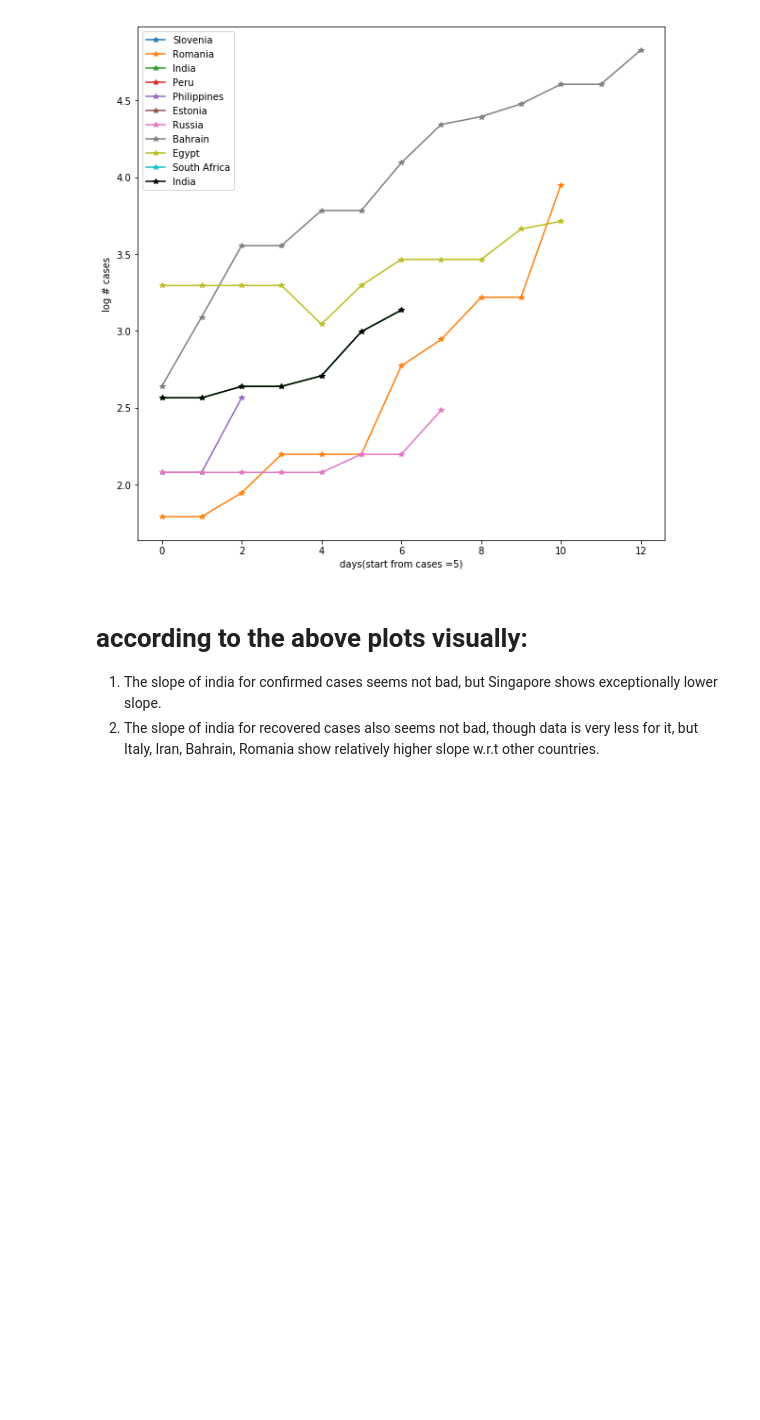
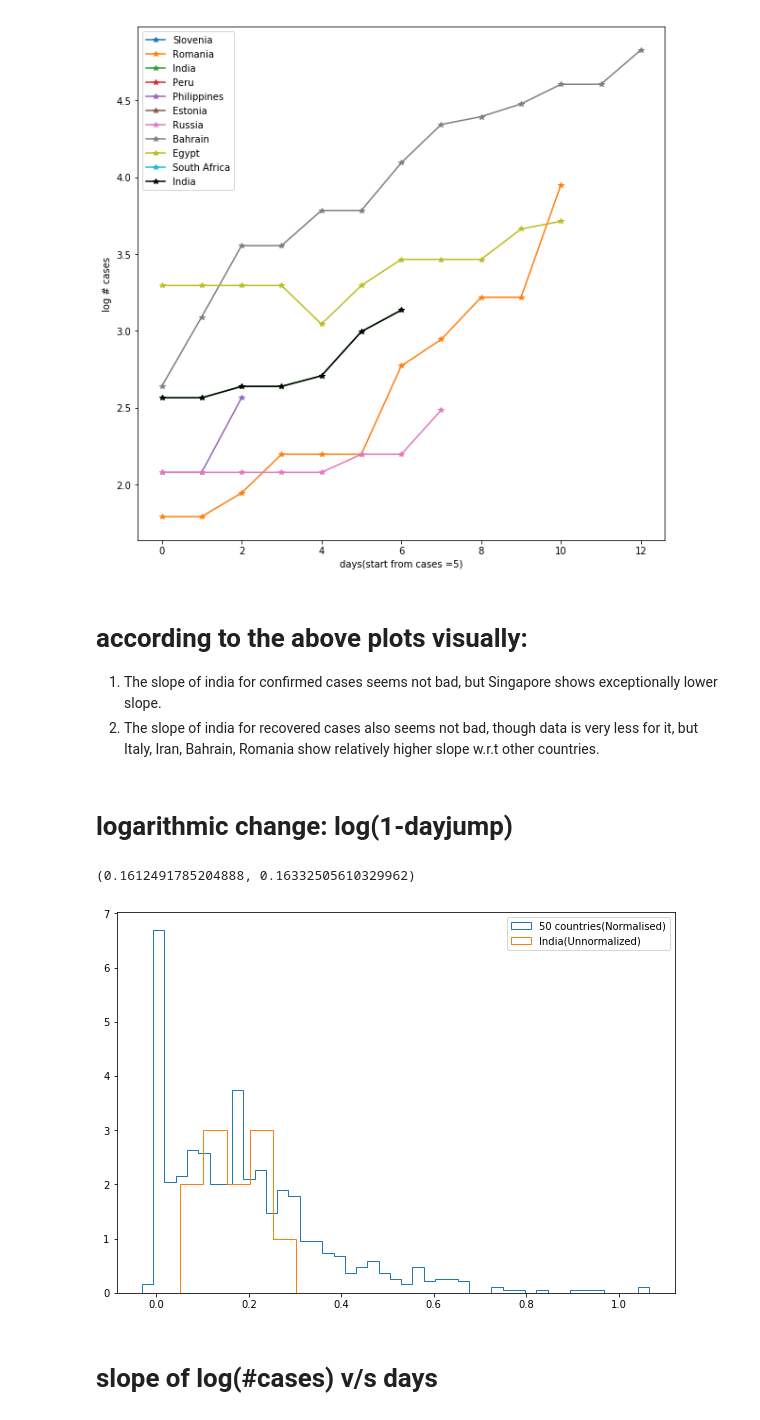
Before and after one commit to srashtig/covid-19-icts, a Jupyter notebook: analysis.ipynb, the cells around one changed output. Cells and saved outputs as stored; diff of their text form; code cells hidden in the pictures; blank space fills up the shorter version.

Commit message:
calculated slopes

```diff
--- a/analysis.ipynb
+++ b/analysis.ipynb
@@ -177,3 +177,24 @@ recovered_cases
 # according to the above plots visually:
 1. The slope of india for confirmed cases seems not bad, but Singapore shows exceptionally lower slope.
 2. The slope of india for recovered cases also seems not bad, though data is very less for it, but Italy, Iran, Bahrain, Romania show relatively higher slope w.r.t other countries.
+# %% [markdown]
+# logarithmic change: log(1-dayjump)
+# %%
+thr=50
+plt.figure(figsize=(10,7))
+exp_rate=np.array([1])
+for i in range(0,50):
+    idx=np.where(confirmed_mat[i,:]>=thr )[0]
+    exp_rate=np.append(exp_rate,np.divide(confirmed_mat[i,idx[1:]],confirmed_mat[i,idx[0:-1]]))
+plt.hist(np.log(exp_rate),45,histtype='step',density=True,label="50 countries(Normalised)")
+i=42
+idx=np.where(confirmed_mat[i,:]>=thr )[0]
+exp_rate=np.divide(confirmed_mat[i,idx[1:]],confirmed_mat[i,idx[0:-1]])
+plt.hist(np.log(exp_rate),5,histtype='step',density=False,label="India(Unnormalized)")
+plt.legend()
+np.log(exp_rate).mean(),np.median(np.log(exp_rate))
+# %% [output]
+(0.1612491785204888, 0.16332505610329962)
+[figure, added]
+# %% [markdown]
+# slope of log(#cases) v/s days
```
Also changed, not shown: parts of 7 cells of this notebook.
